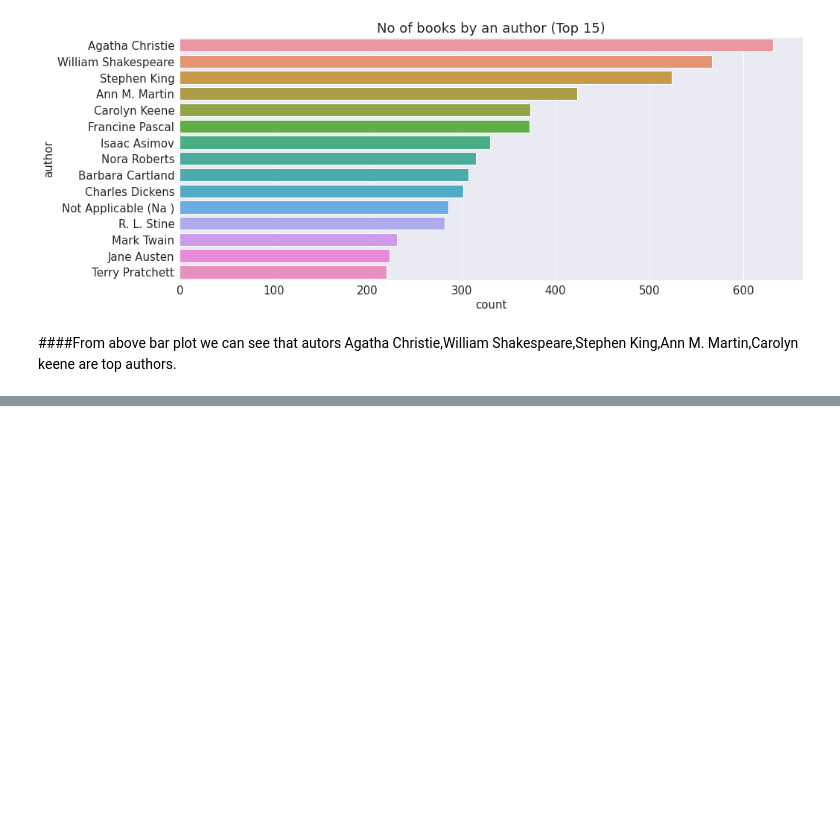
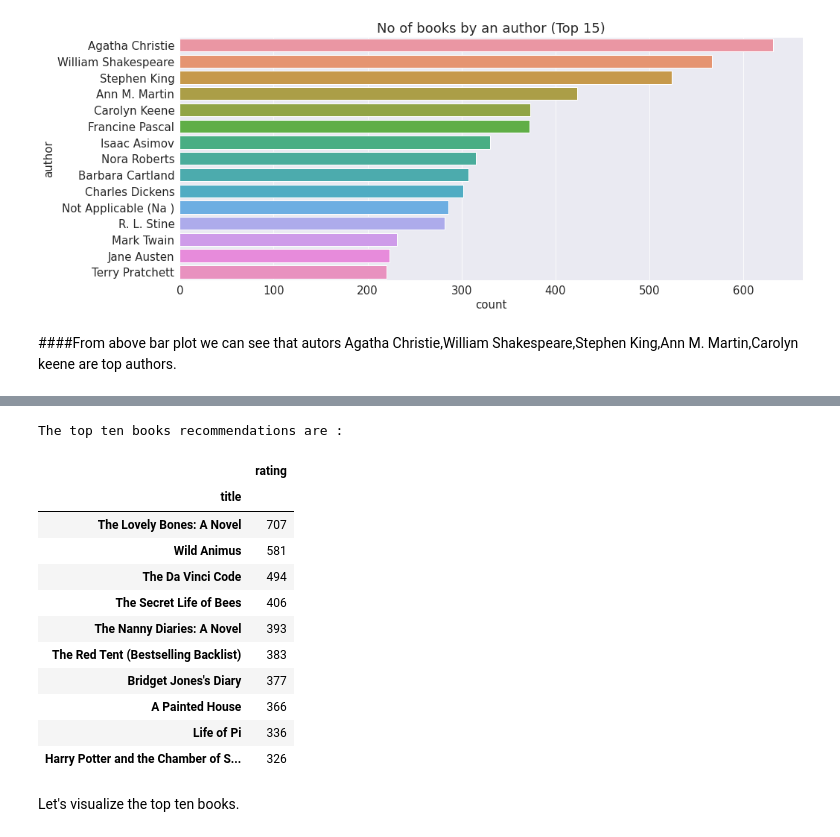
Before and after one commit to RITIK1442840127/Book-Recommendation-System, a Jupyter notebook: Book_Recommendation_System_(_Capstone_project_).ipynb, the cells around one changed output, grey strips where cells are left out. Saved outputs shown, nothing was run; the diff lists cells and outputs as text; code cells hidden in the pictures; blank space fills up the shorter version.

```diff
--- a/Book_Recommendation_System_(_Capstone_project_).ipynb
+++ b/Book_Recommendation_System_(_Capstone_project_).ipynb
@@ -688,0 +730,20 @@ Text(0.5, 1.0, 'No of books by an author (Top 15)')
+# %%
+# Printing top ten books
+print('The top ten books recommendations are :')
+top_ten_books
+# %% [output]
+The top ten books recommendations are :
+|  | rating |
+| title |  |
+| The Lovely Bones: A Novel | 707 |
+| Wild Animus | 581 |
+| The Da Vinci Code | 494 |
+| The Secret Life of Bees | 406 |
+| The Nanny Diaries: A Novel | 393 |
+| The Red Tent (Bestselling Backlist) | 383 |
+| Bridget Jones's Diary | 377 |
+| A Painted House | 366 |
+| Life of Pi | 336 |
+| Harry Potter and the Chamber of S... | 326 |
+# %% [markdown]
+Let's visualize the top ten books.
```
Also changed, not shown: parts of 21 cells of this notebook.
